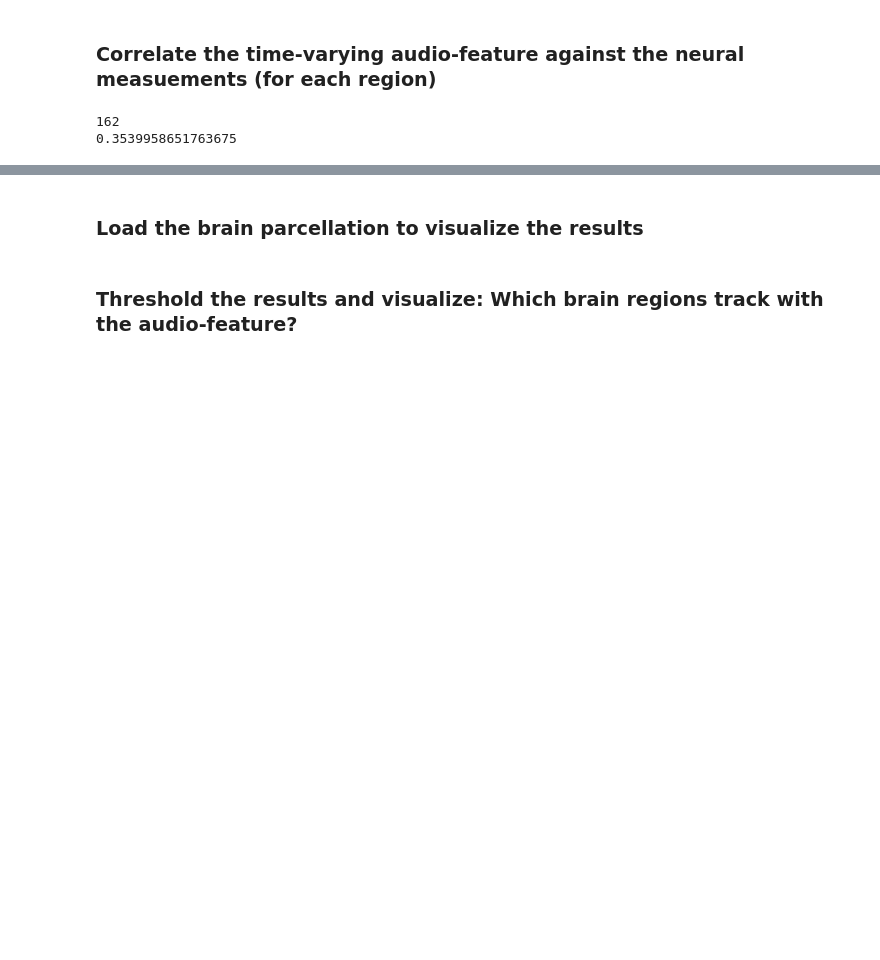
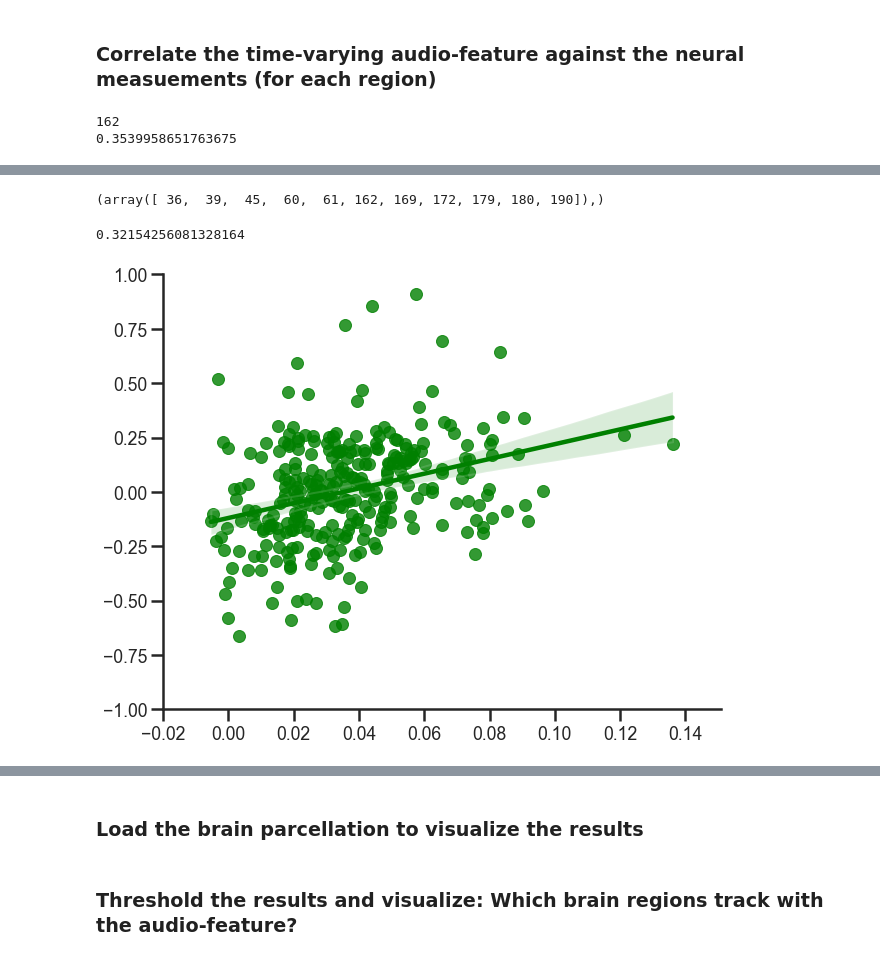
Before and after one commit to nomcomm/narratives_pieman, a Jupyter notebook: scripts/01_AudioFeature_Analysis.ipynb, the cells around one changed output, grey strips where cells are left out. Cells and saved outputs as stored; diff of their text form; code cells hidden in the pictures; blank space fills up the shorter version.

```diff
--- a/scripts/01_AudioFeature_Analysis.ipynb
+++ b/scripts/01_AudioFeature_Analysis.ipynb
@@ -55,0 +76,23 @@ print(np.max(res))
+# %%
+np.where(np.asarray(res)>0.15)
+# %% [output]
+(array([ 36,  39,  45,  60,  61, 162, 169, 172, 179, 180, 190]),)
+# %%
+res[61]
+# %% [output]
+0.32154256081328164
+# %%
+i = 61
+
+sns.set_style('ticks')
+plt.figure(figsize = (10, 8))
+sns.regplot(
+            resampled_audio_feature[:-tr_shift],
+            resmat_all[tr_shift:,i],
+            color = 'Green')
+plt.ylim([-1,1])
+plt.xlim([-0.02,0.151])
+
+sns.despine()
+# %% [output]
+[figure, added]
```
Also changed, not shown: parts of 7 cells of this notebook, 4 other files.
